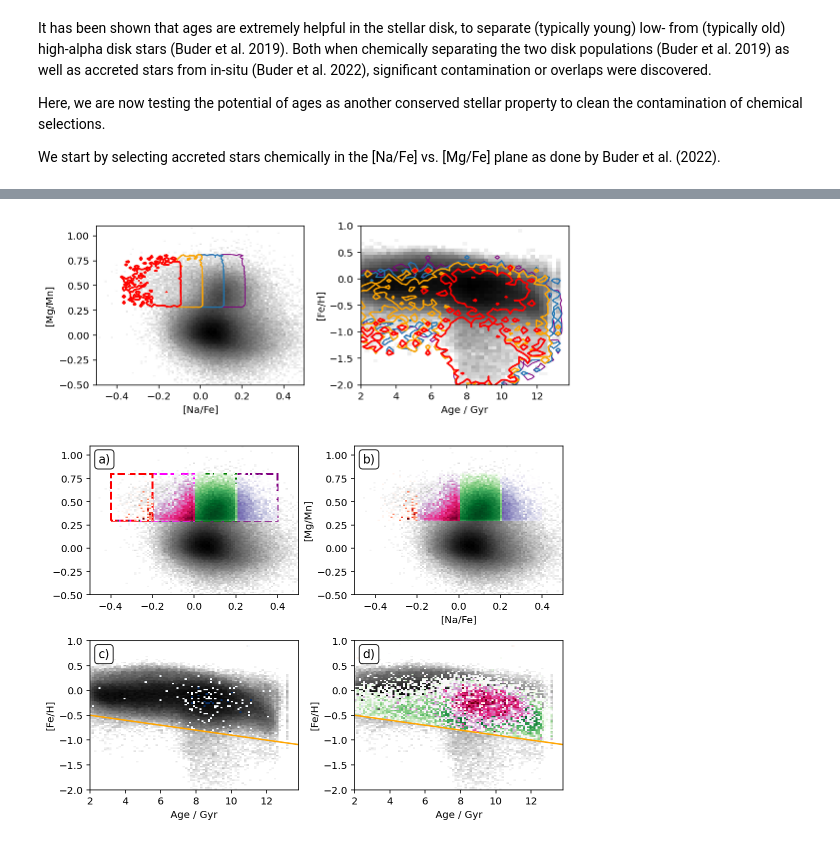
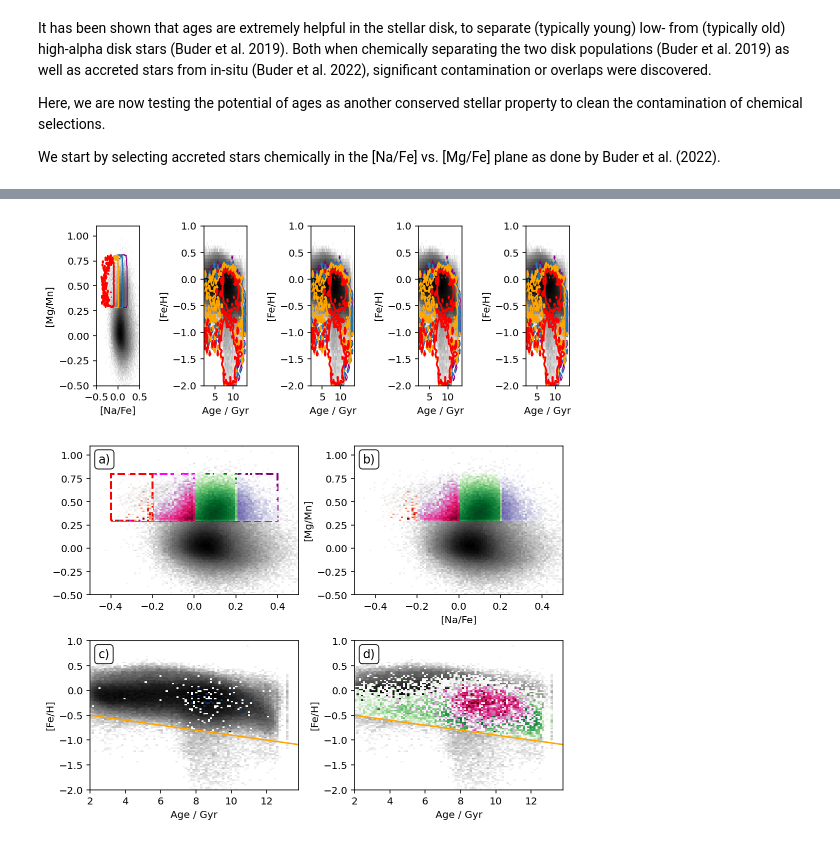
Before and after one commit to svenbuder/Accretion_Clues_ObsSim, a Jupyter notebook: mijnarends_2022_accretion_clues_simulation.ipynb, the cells around one changed output, grey strips where cells are left out. Saved outputs shown, nothing was run; the diff lists cells and outputs as text; code cells hidden in the pictures.

```diff
--- a/mijnarends_2022_accretion_clues_simulation.ipynb
+++ b/mijnarends_2022_accretion_clues_simulation.ipynb
@@ -671,7 +671,7 @@ def add_separation_significance(element):
     return(r'    {['+element+'/H]}  & '+str(round(mu_1,2))+' & '+str(round(sigma_1, 2))+' & '+str(round(mu_2, 2))+' & '+str(round(sigma_2, 2))+' & '+str(round(r, 2))+r' \\')
 
 # Creating a loop for the table to run through each element
-for element in ['Mg', 'C', 'Mn', 'Si', 'Ba', 'V', 'Co', 'Al', 'Cr','O']:
+for element in ['C', 'O', 'Mg', 'Al', 'Si',  'V', 'Cr', 'Mn','Co', 'Ba']:
     table_text.append([add_separation_significance(element)])
 
 table_text.append([r'    \hline'])
@@ -773,7 +773,7 @@ def get_initial_mean_and_sigma(element):
 
 
 
-for element in ['Mg', 'C', 'Mn', 'Si', 'Ba', 'V', 'Co', 'Al', 'Cr','O']:
+for element in ['C', 'O', 'Mg', 'Al', 'Si',  'V', 'Cr', 'Mn','Co', 'Ba']:
     table_text_2.append([get_initial_mean_and_sigma(element)])
 
 table_text_2.append([r'    \hline'])
@@ -1024,7 +1024,7 @@ def plot_nafe_selections():
         (obs['age_bstep'] > 2)
     )
 
-    f, gs = plt.subplots(1,2,figsize=(7.5,3))
+    f, gs = plt.subplots(1,5,figsize=(7.5,3))
 
     colors = ['purple','C0','orange','red']
 
@@ -1076,34 +1076,118 @@ def plot_nafe_selections():
         if index == 0:
             ax.set_xlabel('Age / Gyr')
             ax.set_ylabel('[Fe/H]')
 
             p, x, y, s = ax.hist2d(
                 obs['age_bstep'][observation_quality_check],
                 obs['fe_h'][observation_quality_check],
                 bins = (np.linspace(2,13.8,50), np.linspace(-2,1,50)),
                 cmin = 1,cmap='Greys',
                 norm = LogNorm()
             );
 
         h = np.histogram2d(
             obs['age_bstep'][selection_accreted],
             obs['fe_h'][selection_accreted],
             bins=(np.linspace(2,13.8,50), np.linspace(-2,1,50))
         )
 
         ax.contour(
             h[0].T,
             extent=[h[1][0]+0.5*(h[1][0]-h[1][1]),h[1][-1]+0.5*(h[1][0]-h[1][1]),h[2][0]+0.5*(h[2][0]-h[2][1]),h[2][-1]+0.5*(h[2][0]-h[2][1])],
             levels=[1,],
             colors=colors[index],
             linewidths = [1+0.25*index,]
         )
 
+        ax = gs[2]
+
+        if index == 0:
+            ax.set_xlabel('Age / Gyr')
+            ax.set_ylabel('[Fe/H]')
+
+            p, x, y, s = ax.hist2d(
+                obs['age_bstep'][observation_quality_check],
+                obs['fe_h'][observation_quality_check],
+                bins = (np.linspace(2,13.8,50), np.linspace(-2,1,50)),
+                cmin = 1,cmap='Greys',
+                norm = LogNorm()
+            );
+
+        h = np.histogram2d(
+            obs['age_bstep'][selection_accreted],
+            obs['fe_h'][selection_accreted],
+            bins=(np.linspace(2,13.8,50), np.linspace(-2,1,50))
+        )
+
+        ax.contour(
+            h[0].T,
+            extent=[h[1][0]+0.5*(h[1][0]-h[1][1]),h[1][-1]+0.5*(h[1][0]-h[1][1]),h[2][0]+0.5*(h[2][0]-h[2][1]),h[2][-1]+0.5*(h[2][0]-h[2][1])],
+            levels=[1,],
+            colors=colors[index],
+            linewidths = [1+0.25*index,]
+        )
+
+        ax = gs[3]
+
+        if index == 0:
+            ax.set_xlabel('Age / Gyr')
+            ax.set_ylabel('[Fe/H]')
+
+            p, x, y, s = ax.hist2d(
+                obs['age_bstep'][observation_quality_check],
+                obs['fe_h'][observation_quality_check],
+                bins = (np.linspace(2,13.8,50), np.linspace(-2,1,50)),
+                cmin = 1,cmap='Greys',
+                norm = LogNorm()
+            );
+
+        h = np.histogram2d(
+            obs['age_bstep'][selection_accreted],
+            obs['fe_h'][selection_accreted],
+            bins=(np.linspace(2,13.8,50), np.linspace(-2,1,50))
+        )
+
+        ax.contour(
+            h[0].T,
+            extent=[h[1][0]+0.5*(h[1][0]-h[1][1]),h[1][-1]+0.5*(h[1][0]-h[1][1]),h[2][0]+0.5*(h[2][0]-h[2][1]),h[2][-1]+0.5*(h[2][0]-h[2][1])],
+            levels=[1,],
+            colors=colors[index],
+            linewidths = [1+0.25*index,]
+        )
+
+        ax = gs[4]
+
+        if index == 0:
+            ax.set_xlabel('Age / Gyr')
+            ax.set_ylabel('[Fe/H]')
+
+            p, x, y, s = ax.hist2d(
+                obs['age_bstep'][observation_quality_check],
+                obs['fe_h'][observation_quality_check],
+                bins = (np.linspace(2,13.8,50), np.linspace(-2,1,50)),
+                cmin = 1,cmap='Greys',
+                norm = LogNorm()
+            );
+
+        h = np.histogram2d(
+            obs['age_bstep'][selection_accreted],
+            obs['fe_h'][selection_accreted],
+            bins=(np.linspace(2,13.8,50), np.linspace(-2,1,50))
+        )
+
+        ax.contour(
+            h[0].T,
+            extent=[h[1][0]+0.5*(h[1][0]-h[1][1]),h[1][-1]+0.5*(h[1][0]-h[1][1]),h[2][0]+0.5*(h[2][0]-h[2][1]),h[2][-1]+0.5*(h[2][0]-h[2][1])],
+            levels=[1,],
+            colors=colors[index],
+            linewidths = [1+0.25*index,]
+        )
+
     plt.tight_layout()
 
 plot_nafe_selections()
 # %% [output]
-[figure, old version]
+[figure, new version]
 # %%
 def plot_nafe_mgmn_dissection():
 
```
Also changed, not shown: parts of 7 cells of this notebook.
